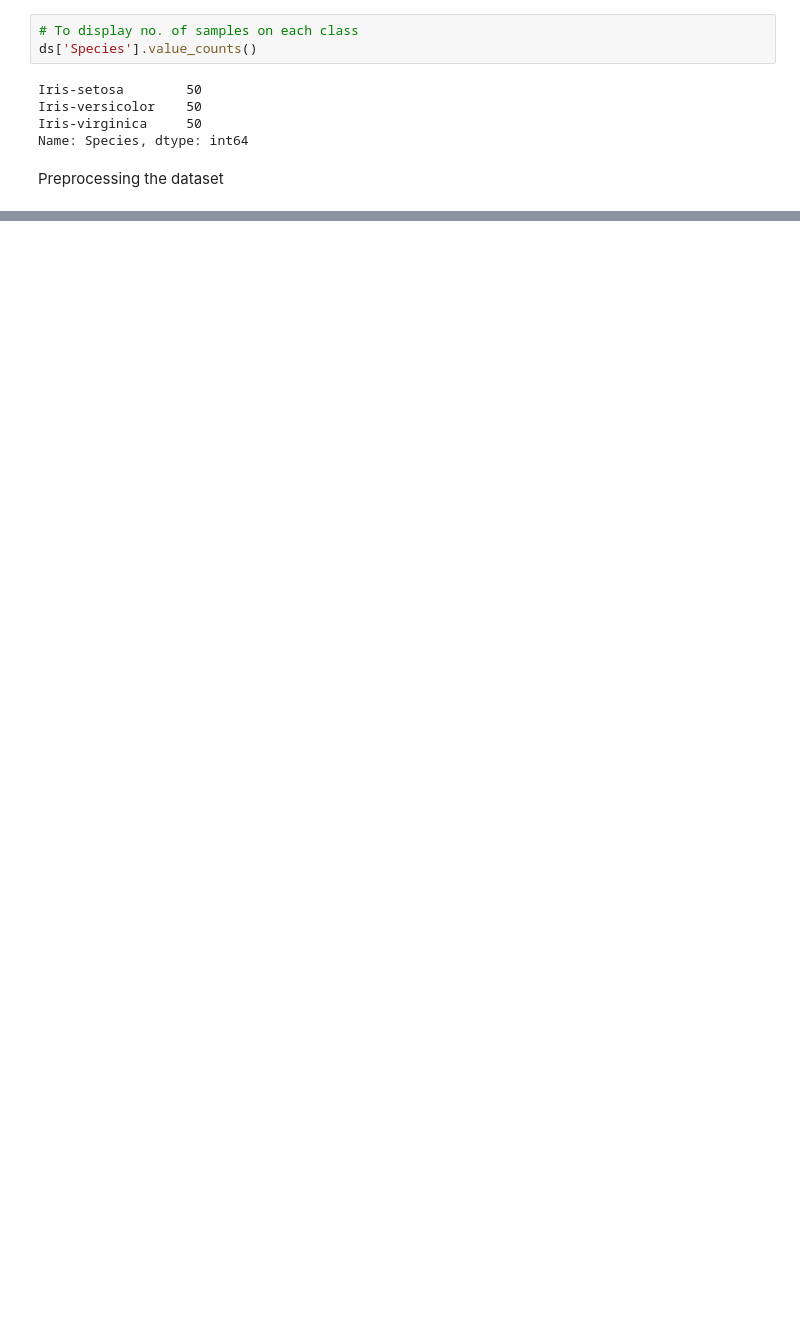
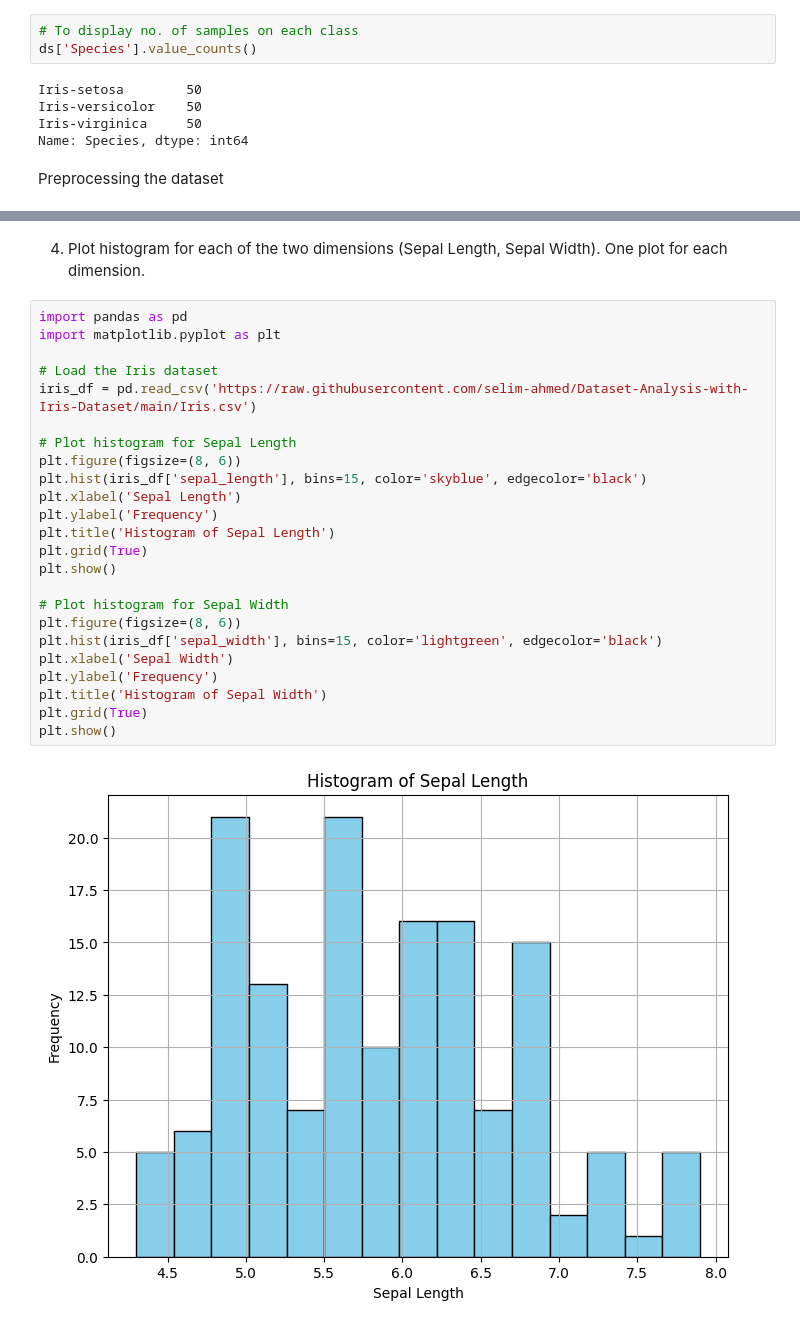
Before and after one commit to selim-ahmed/Dataset-Analysis-with-Iris-Dataset, a Jupyter notebook: Iris_Dataset_Analysis_Selim_Ahmed(2321668).ipynb, the cells around one changed output, grey strips where cells are left out. Drawn from its saved outputs; the diff is of its cells as text; blank space fills up the shorter version.

```diff
--- a/Iris_Dataset_Analysis_Selim_Ahmed(2321668).ipynb
+++ b/Iris_Dataset_Analysis_Selim_Ahmed(2321668).ipynb
@@ -72,0 +162,28 @@ dtype: int64
+# %% [markdown]
+4.	Plot histogram for each of the two  dimensions (Sepal Length,  Sepal Width). One plot for each dimension.
+# %%
+import pandas as pd
+import matplotlib.pyplot as plt
+
+# Load the Iris dataset
+iris_df = pd.read_csv('https://raw.githubusercontent.com/selim-ahmed/Dataset-Analysis-with-Iris-Dataset/main/Iris.csv')
+
+# Plot histogram for Sepal Length
+plt.figure(figsize=(8, 6))
+plt.hist(iris_df['sepal_length'], bins=15, color='skyblue', edgecolor='black')
+plt.xlabel('Sepal Length')
+plt.ylabel('Frequency')
+plt.title('Histogram of Sepal Length')
+plt.grid(True)
+plt.show()
+
+# Plot histogram for Sepal Width
+plt.figure(figsize=(8, 6))
+plt.hist(iris_df['sepal_width'], bins=15, color='lightgreen', edgecolor='black')
+plt.xlabel('Sepal Width')
+plt.ylabel('Frequency')
+plt.title('Histogram of Sepal Width')
+plt.grid(True)
+plt.show()
+# %% [output]
+[figure, added]
```
Also changed, not shown: parts of 13 cells of this notebook.
